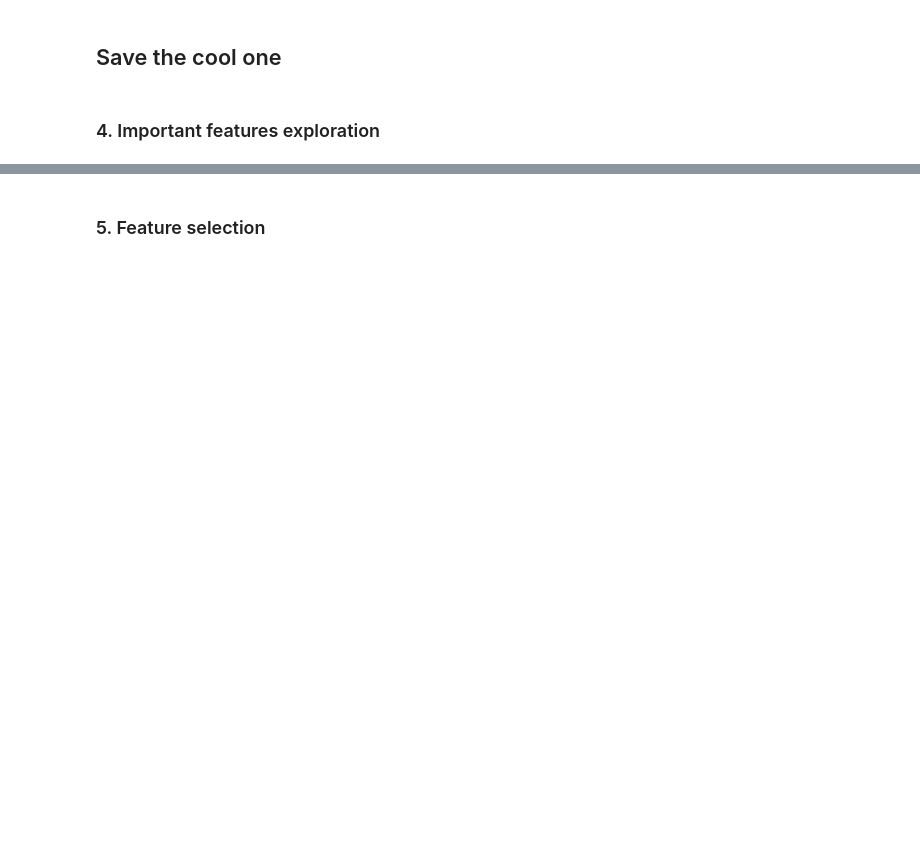
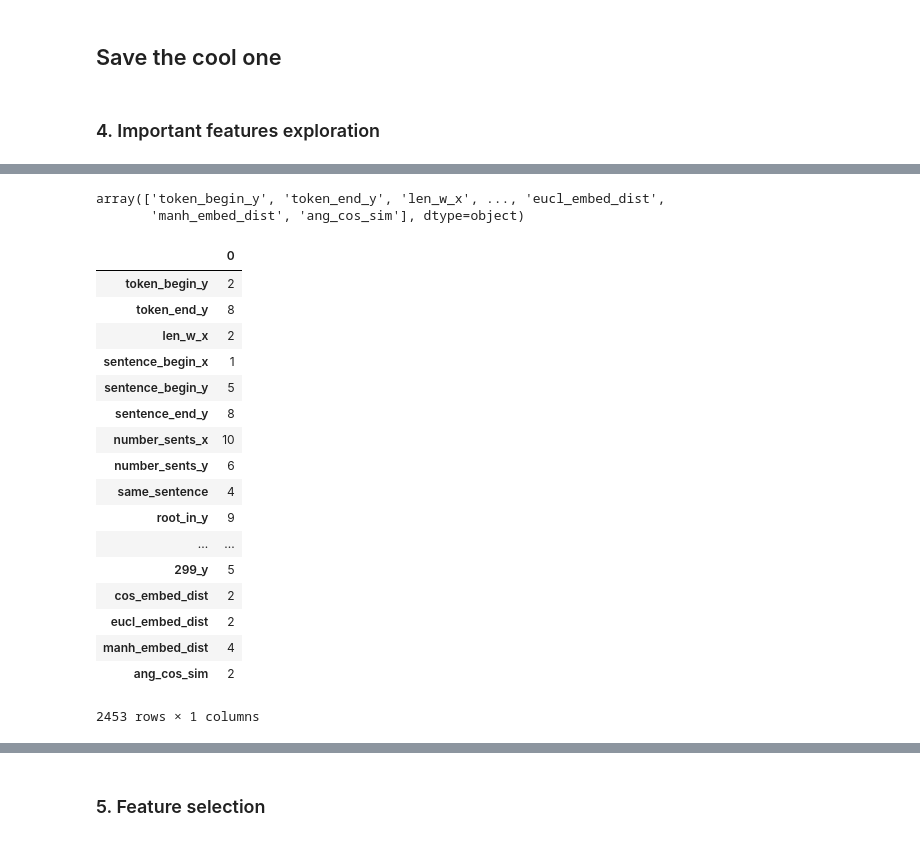
Before and after one commit to tchewik/isanlp_rst, a Jupyter notebook: src/maintenance/2_relations_classification.ipynb, the cells around one changed output, grey strips where cells are left out. Drawn from its saved outputs; the diff is of its cells as text; code cells hidden in the pictures; blank space fills up the shorter version.

```diff
--- a/src/maintenance/2_relations_classification.ipynb
+++ b/src/maintenance/2_relations_classification.ipynb
@@ -521,3 +639,30 @@ len(firstPX), len(firstPY), len(lastPX), len(lastPY), len(countPX), len(countPY)
 # %%
 for _ in [lexical, morphosynt, textual]:
     print(len(_) / dd.shape[0] * 100)
+# %%
+model = CatBoostClassifier(
+    iterations=1800,
+    learning_rate=0.2,
+    custom_loss=['F1'],
+    random_seed=random_state,
+    verbose=2,
+    loss_function='MultiClass',
+    task_type='GPU'
+)
+# %%
+result = {
+    feature: 0 for feature in X.keys()
+}
+# %%
+#result = pd.DataFrame({'feature': X.keys(), 'score': np.zeros(X.shape[1])})
+
+kf = StratifiedShuffleSplit(n_splits=10, test_size=0.2, random_state=42)
+for train, test in kf.split(X, y):
+    X_train, X_test, y_train, y_test = X.iloc[train], X.iloc[test], y[train], y[test]
+    model.fit(X_train, y_train, eval_set=(X_test, y_test))
+    fi = np.array(model.feature_importances_)
+    sorted_idx = np.argsort(fi)
+    dd = pd.DataFrame({'Feature': np.array(X.keys())[sorted_idx], 'Importance': fi[sorted_idx][::-1]})
+    dd = dd[dd['Importance'] > 0].Feature.values
+    for feat in dd:
+        result[feat] += 1
@@ -523,0 +687,27 @@ for _ in [lexical, morphosynt, textual]:
+# %%
+rr = pd.DataFrame.from_dict(result, orient='index')
+rr[rr[0] > 0].index.values
+# %% [output]
+array(['token_begin_y', 'token_end_y', 'len_w_x', ..., 'eucl_embed_dist',
+       'manh_embed_dist', 'ang_cos_sim'], dtype=object)
+# %%
+rr[rr[0] > 0]
+# %% [output]
+|  | 0 |
+| token_begin_y | 2 |
+| token_end_y | 8 |
+| len_w_x | 2 |
+| sentence_begin_x | 1 |
+| sentence_begin_y | 5 |
+| sentence_end_y | 8 |
+| number_sents_x | 10 |
+| number_sents_y | 6 |
+| same_sentence | 4 |
+| root_in_y | 9 |
+| ... | ... |
+| 299_y | 5 |
+| cos_embed_dist | 2 |
+| eucl_embed_dist | 2 |
+| manh_embed_dist | 4 |
+| ang_cos_sim | 2 |
+2453 rows × 1 columns
```
Also changed, not shown: parts of 37 cells of this notebook, 2 other files.
